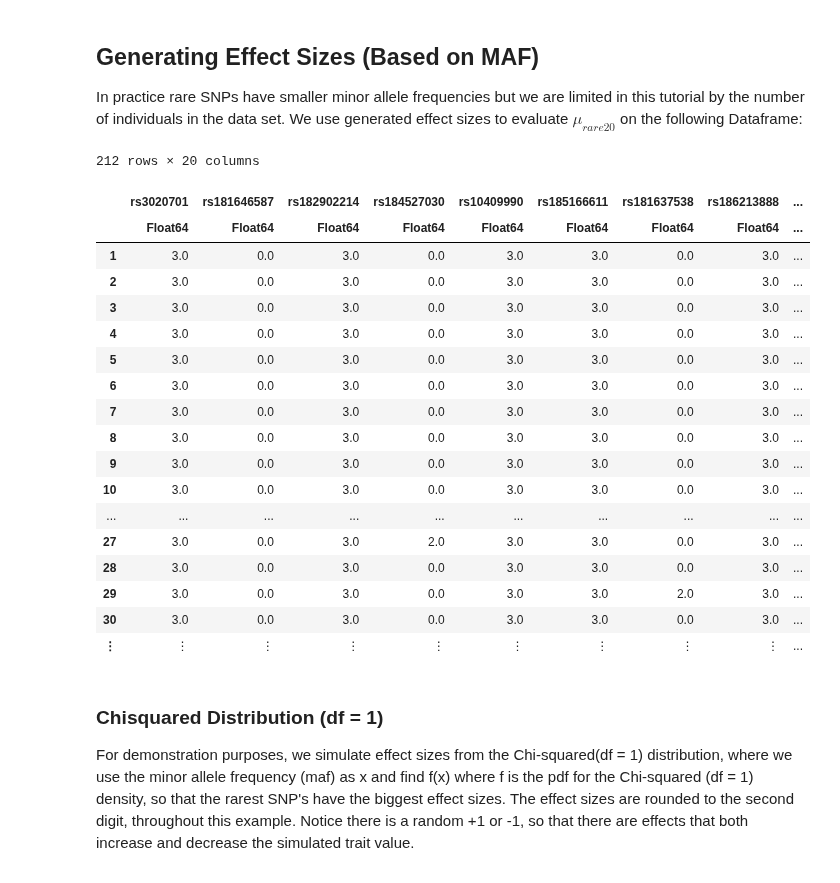
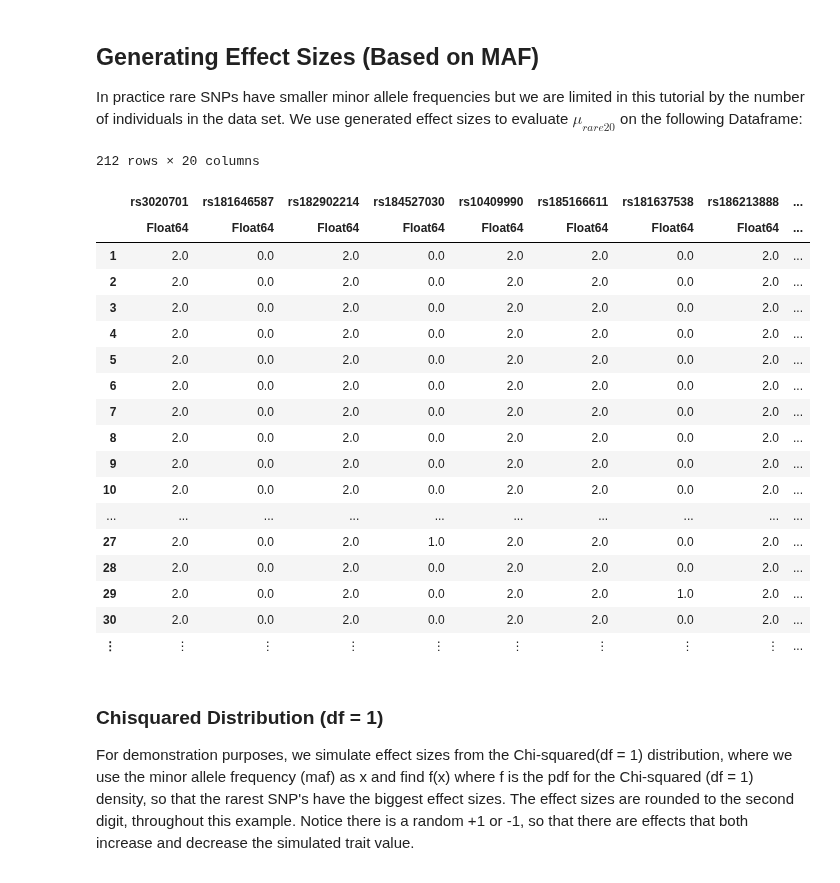
Before and after one commit to OpenMendel/TraitSimulation.jl, a Jupyter notebook: docs/TraitSimulation_28e.ipynb, the cells around one changed output. Saved outputs shown, nothing was run; the diff lists cells and outputs as text; code cells hidden in the pictures.

```diff
--- a/docs/TraitSimulation_28e.ipynb
+++ b/docs/TraitSimulation_28e.ipynb
@@ -607,7 +559,7 @@ Here are the 20 SNP's that will be used for trait simulation in this example.
 # filter out rare SNPS, get a subset of uncommon SNPs with 0.002 < MAF ≤ 0.02
 minor_allele_frequency = maf(snpdata)
 rare_index = (0.002 .< minor_allele_frequency .≤ 0.02)
-data_rare = snpdata[:, rare_index];
+data_rare = @view(snpdata[:, rare_index]);
 # %%
 maf_20_rare_snps = minor_allele_frequency[rare_index][1:2:40]
 rare_snps_for_simulation = snpid[rare_index][1:2:40]
@@ -633,28 +585,30 @@ rare_snps_for_simulation = snpid[rare_index][1:2:40]
 ## Generating Effect Sizes (Based on MAF)
 
 In practice rare SNPs have smaller minor allele frequencies but we are limited in this tutorial by the number of individuals in the data set. We use generated effect sizes to evaluate $\mu_{rare20}$ on the following Dataframe: <br>
+# %%
+geno_rare_converted = convert(Matrix{Float64}, data_rare);
 # %%
-geno_rare20_converted = convert(DataFrame, convert(Matrix{Float64}, @view(data_rare[:, 1:2:40])))
+geno_rare20_converted = convert(DataFrame, geno_rare_converted[:, 1:2:40])
 names!(geno_rare20_converted, Symbol.(rare_snps_for_simulation))
 # %% [output]
 212 rows × 20 columns
 |  | rs3020701 | rs181646587 | rs182902214 | rs184527030 | rs10409990 | rs185166611 | rs181637538 | rs186213888 | ... |
 |  | Float64 | Float64 | Float64 | Float64 | Float64 | Float64 | Float64 | Float64 | ... |
-| 1 | 3.0 | 0.0 | 3.0 | 0.0 | 3.0 | 3.0 | 0.0 | 3.0 | ... |
-| 2 | 3.0 | 0.0 | 3.0 | 0.0 | 3.0 | 3.0 | 0.0 | 3.0 | ... |
-| 3 | 3.0 | 0.0 | 3.0 | 0.0 | 3.0 | 3.0 | 0.0 | 3.0 | ... |
-| 4 | 3.0 | 0.0 | 3.0 | 0.0 | 3.0 | 3.0 | 0.0 | 3.0 | ... |
-| 5 | 3.0 | 0.0 | 3.0 | 0.0 | 3.0 | 3.0 | 0.0 | 3.0 | ... |
-| 6 | 3.0 | 0.0 | 3.0 | 0.0 | 3.0 | 3.0 | 0.0 | 3.0 | ... |
-| 7 | 3.0 | 0.0 | 3.0 | 0.0 | 3.0 | 3.0 | 0.0 | 3.0 | ... |
-| 8 | 3.0 | 0.0 | 3.0 | 0.0 | 3.0 | 3.0 | 0.0 | 3.0 | ... |
-| 9 | 3.0 | 0.0 | 3.0 | 0.0 | 3.0 | 3.0 | 0.0 | 3.0 | ... |
-| 10 | 3.0 | 0.0 | 3.0 | 0.0 | 3.0 | 3.0 | 0.0 | 3.0 | ... |
+| 1 | 2.0 | 0.0 | 2.0 | 0.0 | 2.0 | 2.0 | 0.0 | 2.0 | ... |
+| 2 | 2.0 | 0.0 | 2.0 | 0.0 | 2.0 | 2.0 | 0.0 | 2.0 | ... |
+| 3 | 2.0 | 0.0 | 2.0 | 0.0 | 2.0 | 2.0 | 0.0 | 2.0 | ... |
+| 4 | 2.0 | 0.0 | 2.0 | 0.0 | 2.0 | 2.0 | 0.0 | 2.0 | ... |
+| 5 | 2.0 | 0.0 | 2.0 | 0.0 | 2.0 | 2.0 | 0.0 | 2.0 | ... |
+| 6 | 2.0 | 0.0 | 2.0 | 0.0 | 2.0 | 2.0 | 0.0 | 2.0 | ... |
+| 7 | 2.0 | 0.0 | 2.0 | 0.0 | 2.0 | 2.0 | 0.0 | 2.0 | ... |
+| 8 | 2.0 | 0.0 | 2.0 | 0.0 | 2.0 | 2.0 | 0.0 | 2.0 | ... |
+| 9 | 2.0 | 0.0 | 2.0 | 0.0 | 2.0 | 2.0 | 0.0 | 2.0 | ... |
+| 10 | 2.0 | 0.0 | 2.0 | 0.0 | 2.0 | 2.0 | 0.0 | 2.0 | ... |
 | ... | ... | ... | ... | ... | ... | ... | ... | ... | ... |
-| 27 | 3.0 | 0.0 | 3.0 | 2.0 | 3.0 | 3.0 | 0.0 | 3.0 | ... |
-| 28 | 3.0 | 0.0 | 3.0 | 0.0 | 3.0 | 3.0 | 0.0 | 3.0 | ... |
-| 29 | 3.0 | 0.0 | 3.0 | 0.0 | 3.0 | 3.0 | 2.0 | 3.0 | ... |
-| 30 | 3.0 | 0.0 | 3.0 | 0.0 | 3.0 | 3.0 | 0.0 | 3.0 | ... |
+| 27 | 2.0 | 0.0 | 2.0 | 1.0 | 2.0 | 2.0 | 0.0 | 2.0 | ... |
+| 28 | 2.0 | 0.0 | 2.0 | 0.0 | 2.0 | 2.0 | 0.0 | 2.0 | ... |
+| 29 | 2.0 | 0.0 | 2.0 | 0.0 | 2.0 | 2.0 | 1.0 | 2.0 | ... |
+| 30 | 2.0 | 0.0 | 2.0 | 0.0 | 2.0 | 2.0 | 0.0 | 2.0 | ... |
 | ⋮ | ⋮ | ⋮ | ⋮ | ⋮ | ⋮ | ⋮ | ⋮ | ⋮ | ... |
 # %% [markdown]
 ### Chisquared Distribution (df = 1)
```
Also changed, not shown: parts of 29 cells of this notebook, 4 other files.
